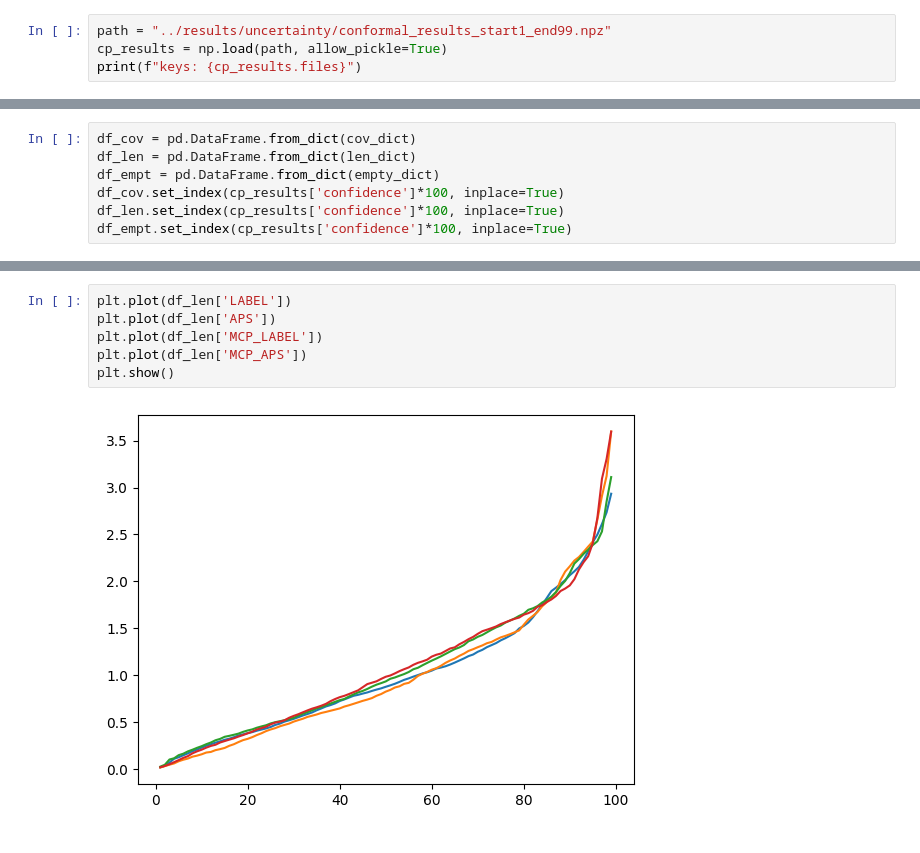
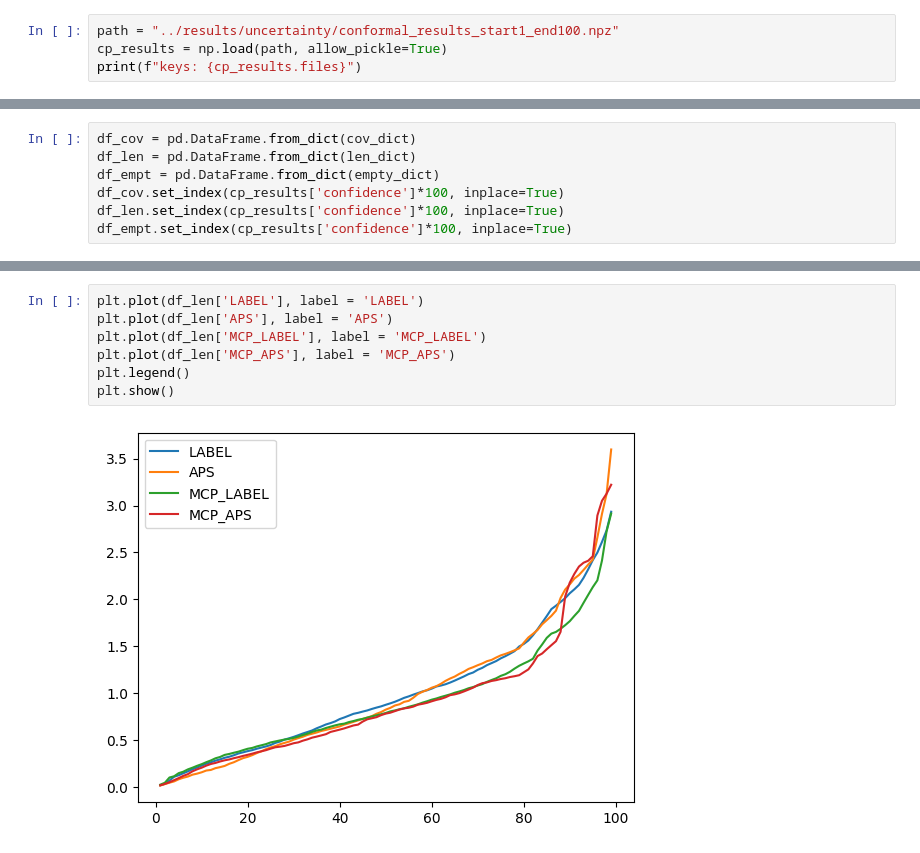
Before and after one commit to JinsuHongg/Multiclass-Flare-prediction, a Jupyter notebook: scripts/cp_detail_analysis.ipynb, the cells around one changed output, grey strips where cells are left out. Drawn from its saved outputs; the diff is of its cells as text.

```diff
--- a/scripts/cp_detail_analysis.ipynb
+++ b/scripts/cp_detail_analysis.ipynb
@@ -5,7 +5,7 @@ import matplotlib.pyplot as plt
 
 from conformalization import cp, coverage_and_length
 # %%
-path = "../results/uncertainty/conformal_results_start1_end99.npz"
+path = "../results/uncertainty/conformal_results_start1_end100.npz"
 cp_results = np.load(path, allow_pickle=True)
 print(f"keys: {cp_results.files}")
 # %% [output]
@@ -60,11 +61,12 @@ plt.show()
 # %%
-plt.plot(df_len['LABEL'])
-plt.plot(df_len['APS'])
-plt.plot(df_len['MCP_LABEL'])
-plt.plot(df_len['MCP_APS'])
+plt.plot(df_len['LABEL'], label = 'LABEL')
+plt.plot(df_len['APS'], label = 'APS')
+plt.plot(df_len['MCP_LABEL'], label = 'MCP_LABEL')
+plt.plot(df_len['MCP_APS'], label = 'MCP_APS')
+plt.legend()
 plt.show()
 # %% [output]
-[figure, old version]
+[figure, new version]
 # %%
 df_len
 # %% [output]
```
Also changed, not shown: parts of 5 cells of this notebook, 1 other file.
